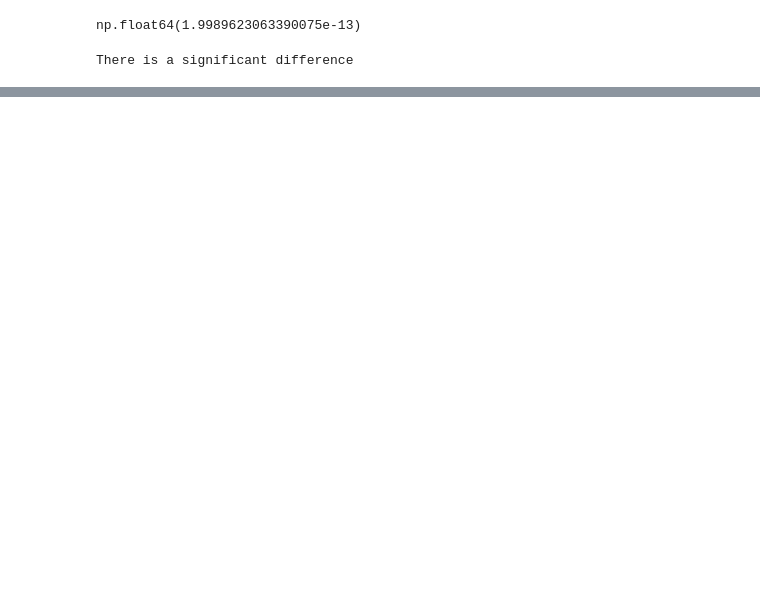
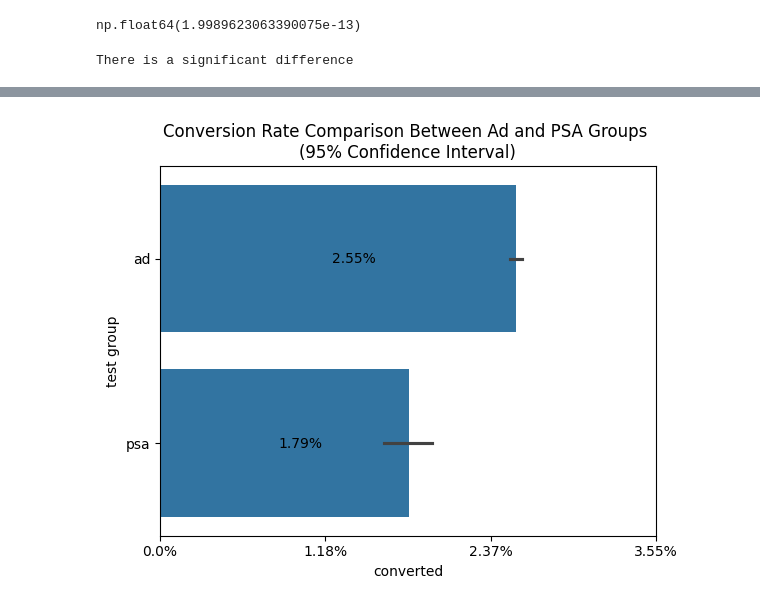
Before and after one commit to Kyo-Fox22/Marketing-A-B-Test, a Jupyter notebook: ab_test.ipynb, the cells around one changed output, grey strips where cells are left out. Saved outputs shown, nothing was run; the diff lists cells and outputs as text; code cells hidden in the pictures; blank space fills up the shorter version.

```diff
--- a/ab_test.ipynb
+++ b/ab_test.ipynb
@@ -109,0 +162,9 @@ sns.heatmap(residuals, annot = True)
+# %%
+# With error bars
+sns.barplot(data = df, y = "test group", x = "converted", orient = 'h', errorbar = ('ci', 95))
+plt.xticks(xticks, labels = [f'{round(x*100, 2)}%' for x in xticks])
+plt.bar_label(bars.containers[0], labels = [f'{round(x*100, 2)}%' for x in grouped_df['conversion rate']], label_type = 'center')
+plt.title('Conversion Rate Comparison Between Ad and PSA Groups \n(95% Confidence Interval)')
+plt.show()
+# %% [output]
+[figure, added]
```
Also changed, not shown: parts of 16 cells of this notebook.
